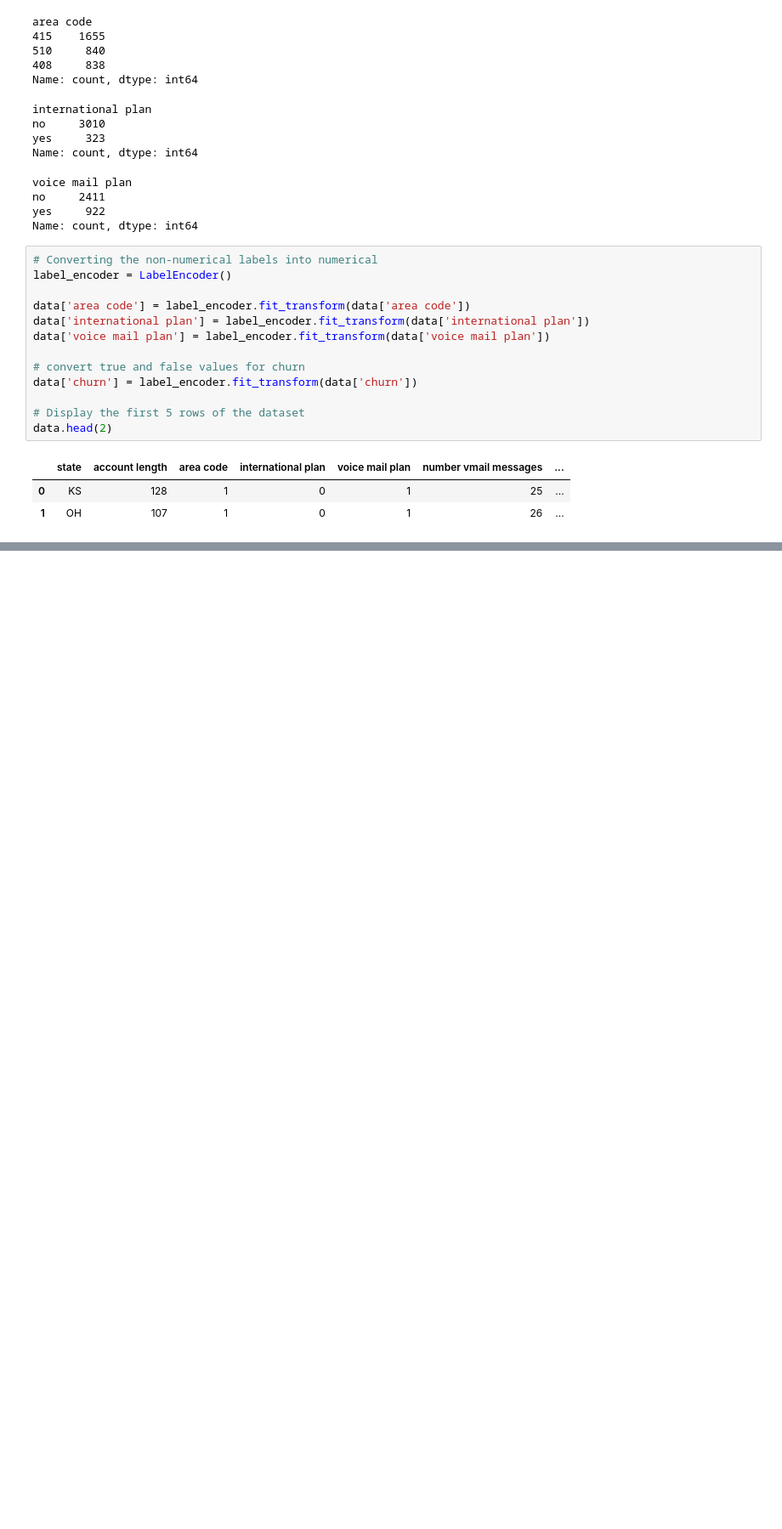
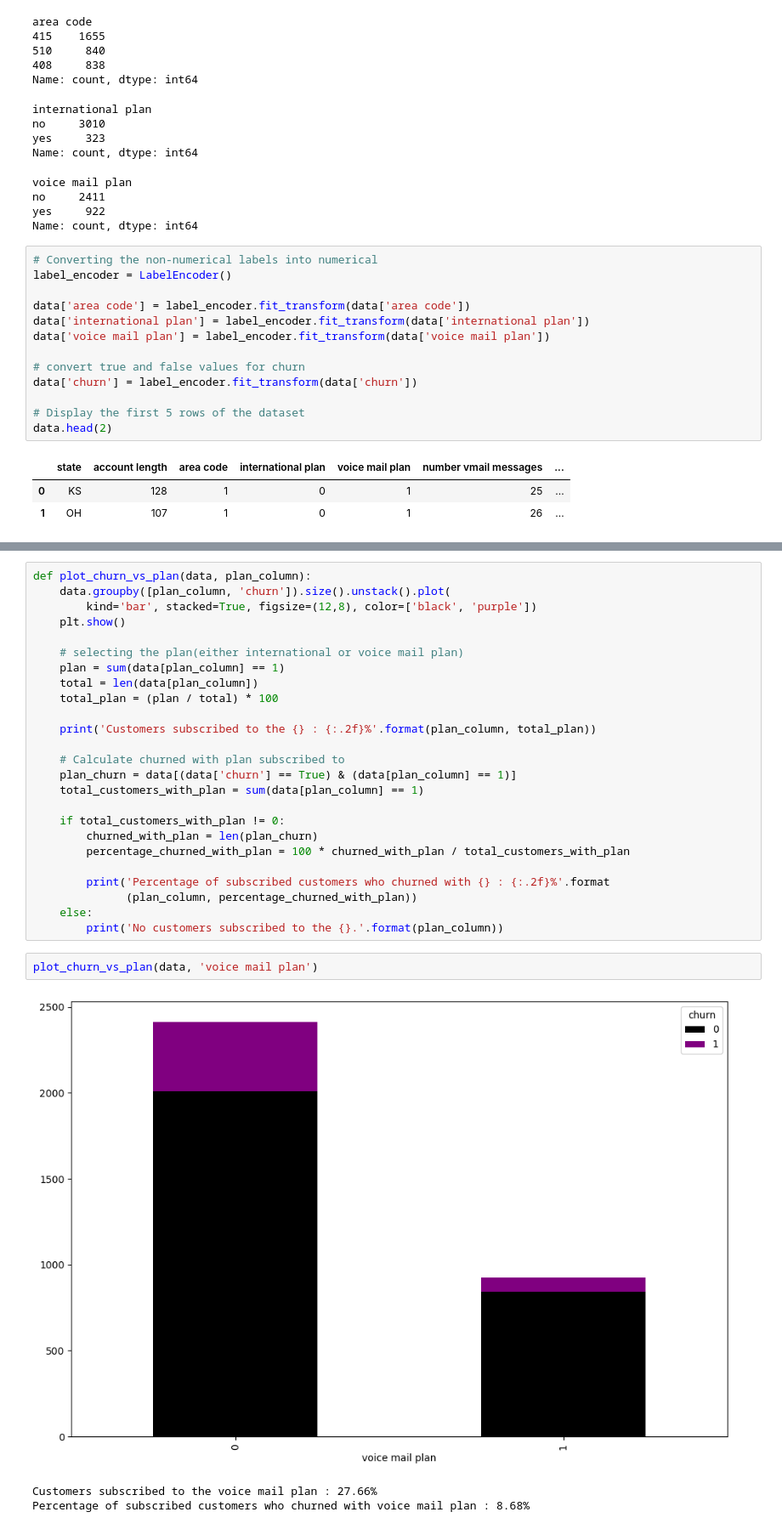
Before and after one commit to KMalinga/churn, a Jupyter notebook: student.ipynb, the cells around one changed output, grey strips where cells are left out. Shown at 85% size. Drawn from its saved outputs; the diff is of its cells as text; blank space fills up the shorter version.

```diff
--- a/student.ipynb
+++ b/student.ipynb
@@ -385,0 +425,31 @@ data.head(2)
+# %%
+def plot_churn_vs_plan(data, plan_column):
+    data.groupby([plan_column, 'churn']).size().unstack().plot(
+        kind='bar', stacked=True, figsize=(12,8), color=['black', 'purple'])
+    plt.show()
+
+    # selecting the plan(either international or voice mail plan)
+    plan = sum(data[plan_column] == 1)
+    total = len(data[plan_column])
+    total_plan = (plan / total) * 100
+
+    print('Customers subscribed to the {} : {:.2f}%'.format(plan_column, total_plan))
+
+    # Calculate churned with plan subscribed to
+    plan_churn = data[(data['churn'] == True) & (data[plan_column] == 1)]
+    total_customers_with_plan = sum(data[plan_column] == 1)
+
+    if total_customers_with_plan != 0:
+        churned_with_plan = len(plan_churn)
+        percentage_churned_with_plan = 100 * churned_with_plan / total_customers_with_plan
+
+        print('Percentage of subscribed customers who churned with {} : {:.2f}%'.format
+              (plan_column, percentage_churned_with_plan))
+    else:
+        print('No customers subscribed to the {}.'.format(plan_column))
+# %%
+plot_churn_vs_plan(data, 'voice mail plan')
+# %% [output]
+[figure, added]
+Customers subscribed to the voice mail plan : 27.66%
+Percentage of subscribed customers who churned with voice mail plan : 8.68%
```
Also changed, not shown: parts of 7 cells of this notebook.
